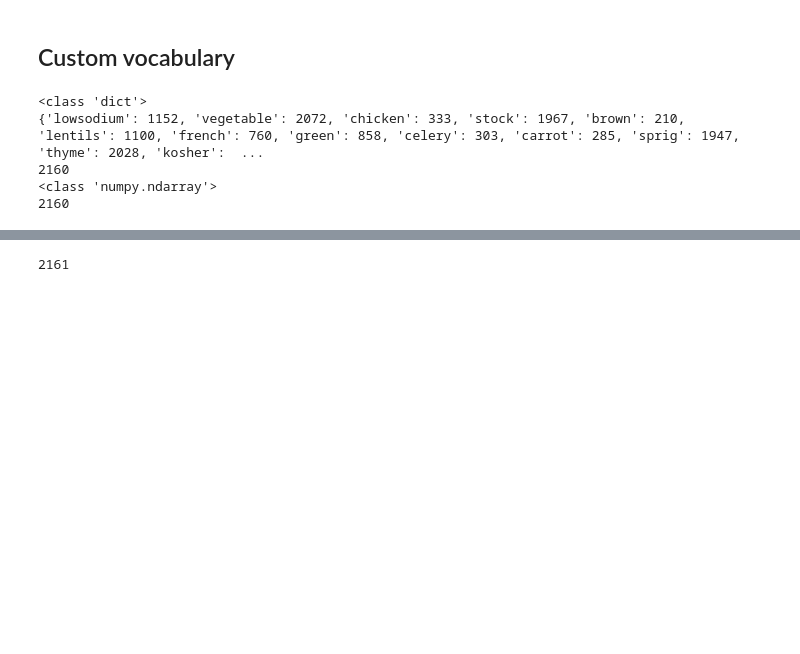
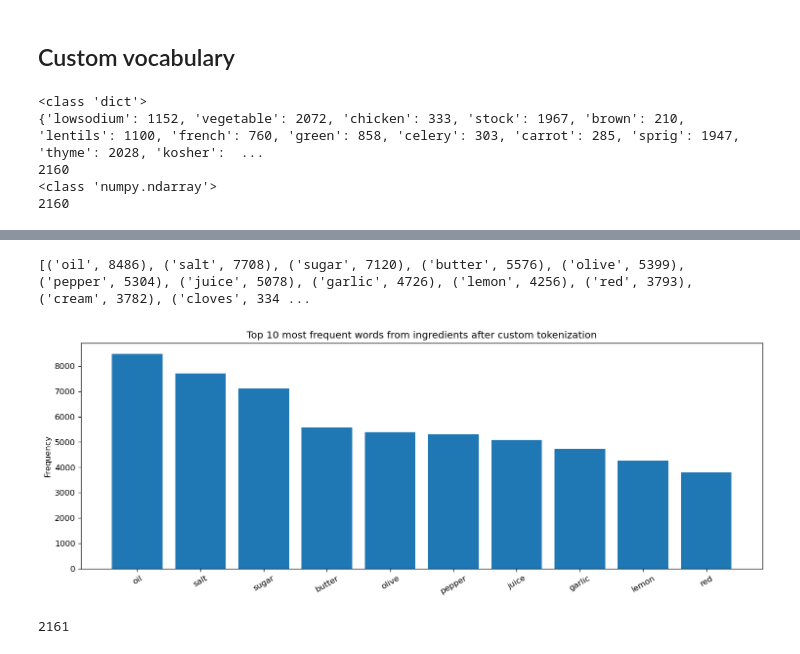
Before and after one commit to lalanamika/capstone-anamika, a Jupyter notebook: notebooks/04-Modelling-Epicurious.ipynb, the cells around one changed output, grey strips where cells are left out. Cells and saved outputs as stored; diff of their text form; code cells hidden in the pictures; blank space fills up the shorter version.

```diff
--- a/notebooks/04-Modelling-Epicurious.ipynb
+++ b/notebooks/04-Modelling-Epicurious.ipynb
@@ -68,6 +95,7 @@ def printMostFrequentWords():
     # comment the above line and uncomment below to see least frequent words
     # words_freq = sorted(words_freq, key = lambda x: x[1])
     print(words_freq[0:50])
+    return words_freq[0:10]
 
 # call the function
 printMostFrequentWords()
@@ -76,3 +114,18 @@ printMostFrequentWords()
+# %%
+top_10 = printMostFrequentWords()
+ingredient = list(zip(*top_10))[0]
+frequency = list(zip(*top_10))[1]
+x_pos = np.arange(len(ingredient))
+
+plt.figure(figsize=(15,5), dpi=120)
+plt.bar(x_pos, frequency,align='center')
+plt.xticks(x_pos, ingredient, rotation=30)
+plt.ylabel('Frequency')
+plt.title('Top 10 most frequent words from ingredients after custom tokenization')
+plt.savefig("top10After.png")
+# %% [output]
+[('oil', 8486), ('salt', 7708), ('sugar', 7120), ('butter', 5576), ('olive', 5399), ('pepper', 5304), ('juice', 5078), ('garlic', 4726), ('lemon', 4256), ('red', 3793), ('cream', 3782), ('cloves', 334 ...
+[figure, added]
 # %%
 # save the vocab to a file
 # with open("ingvect", "w") as outfile:
```
Also changed, not shown: parts of 5 cells of this notebook.
